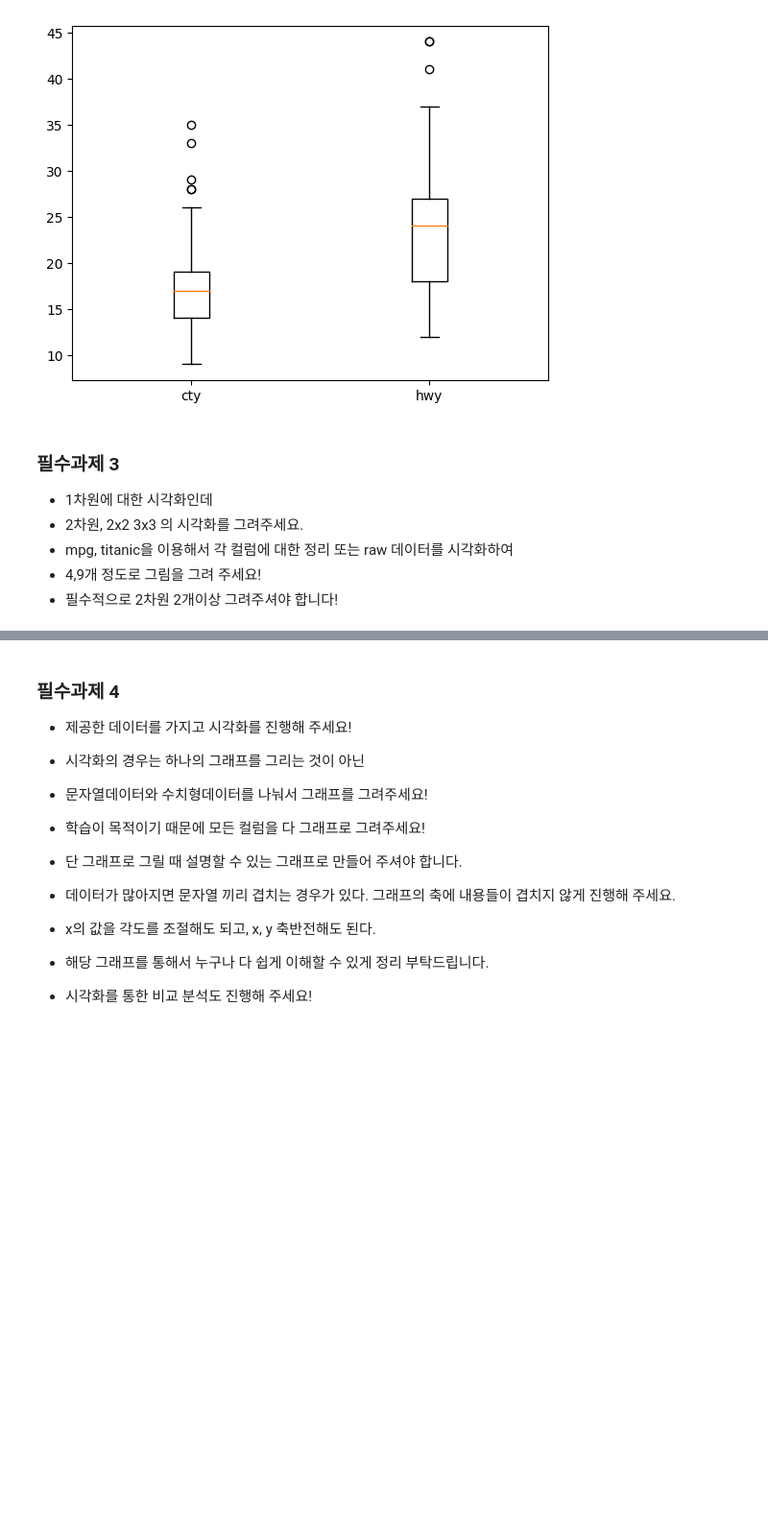
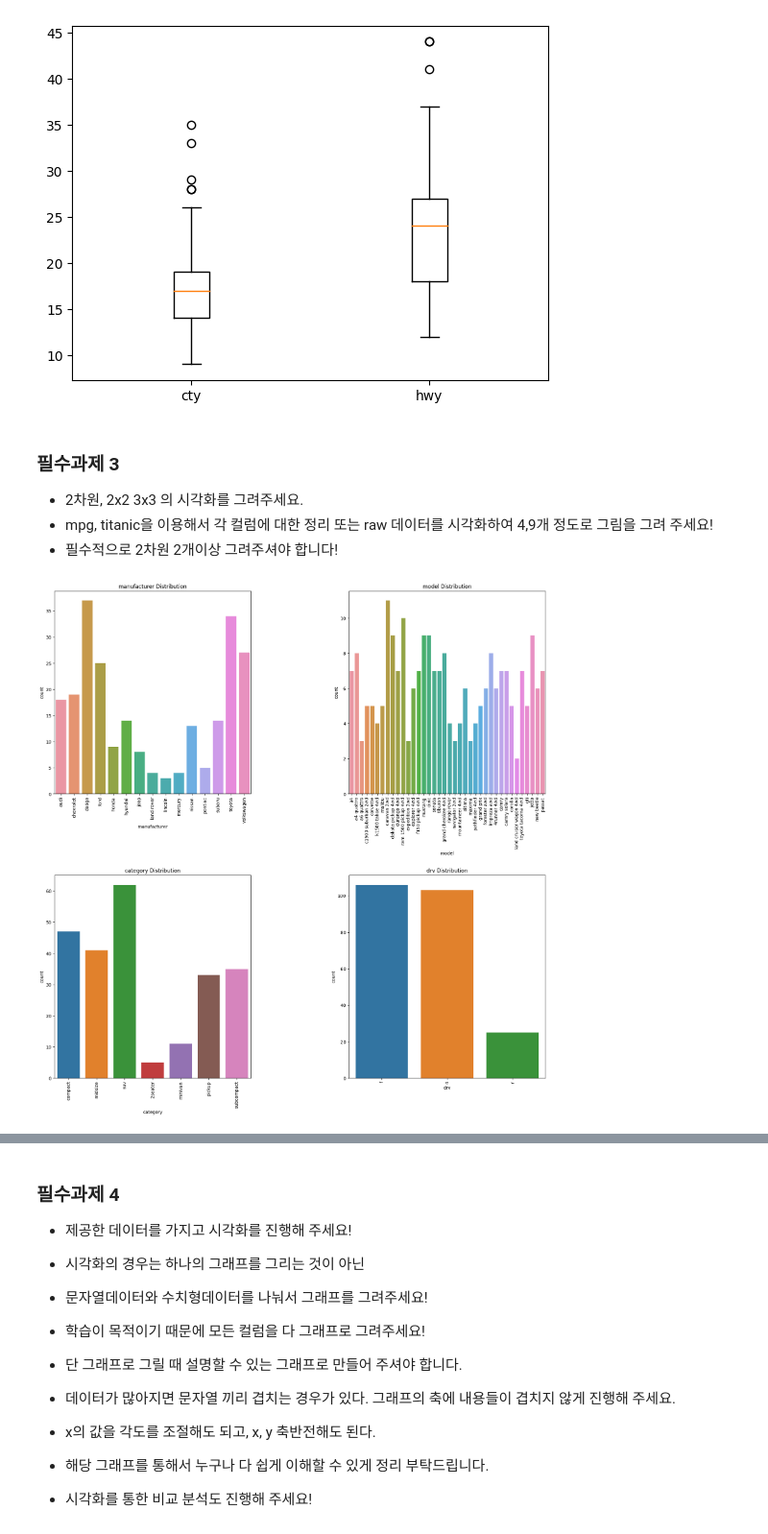
Before and after one commit to seon0415/BDA, a Jupyter notebook: 박서연29_0409_필수과제.ipynb, the cells around one changed output, grey strips where cells are left out. Shown at 96% size. Saved outputs shown, nothing was run; the diff lists cells and outputs as text; code cells hidden in the pictures; blank space fills up the shorter version.

```diff
--- a/박서연29_0409_필수과제.ipynb
+++ b/박서연29_0409_필수과제.ipynb
@@ -173,10 +173,8 @@ plt.xticks([1,2],['cty','hwy'])
 [figure]
 # %% [markdown]
 ### 필수과제 3
-- 1차원에 대한 시각화인데
 - 2차원, 2x2 3x3 의 시각화를 그려주세요.
-- mpg, titanic을 이용해서 각 컬럼에 대한 정리 또는 raw 데이터를 시각화하여
-- 4,9개 정도로 그림을 그려 주세요!
+- mpg, titanic을 이용해서 각 컬럼에 대한 정리 또는 raw 데이터를 시각화하여 4,9개 정도로 그림을 그려 주세요!
 - 필수적으로 2차원 2개이상 그려주셔야 합니다!
 # %%
 import numpy as np
@@ -186,0 +196,20 @@ mpg = pd.read_csv('mpg.csv')
+# %%
+import matplotlib.gridspec as gridspec
+
+grid=gridspec.GridSpec(2,2)   #4개그래프
+
+mpg_features = ['manufacturer','model',
+                'category','drv']
+
+plt.figure(figsize=(20,20))
+plt.subplots_adjust(wspace= 0.5, hspace= 0.4)
+
+for t1, t2 in enumerate(mpg_features):
+  sns.countplot(data=mpg,
+                ax=plt.subplot(grid[t1]),
+                x=t2)
+  ax=plt.subplot(grid[t1])
+  ax.set_xticklabels(ax.get_xticklabels(), rotation=90)
+  ax.set_title(f'{t2} Distribution')
+# %% [output]
+[figure, added]
```
Also changed, not shown: parts of 12 cells of this notebook.
